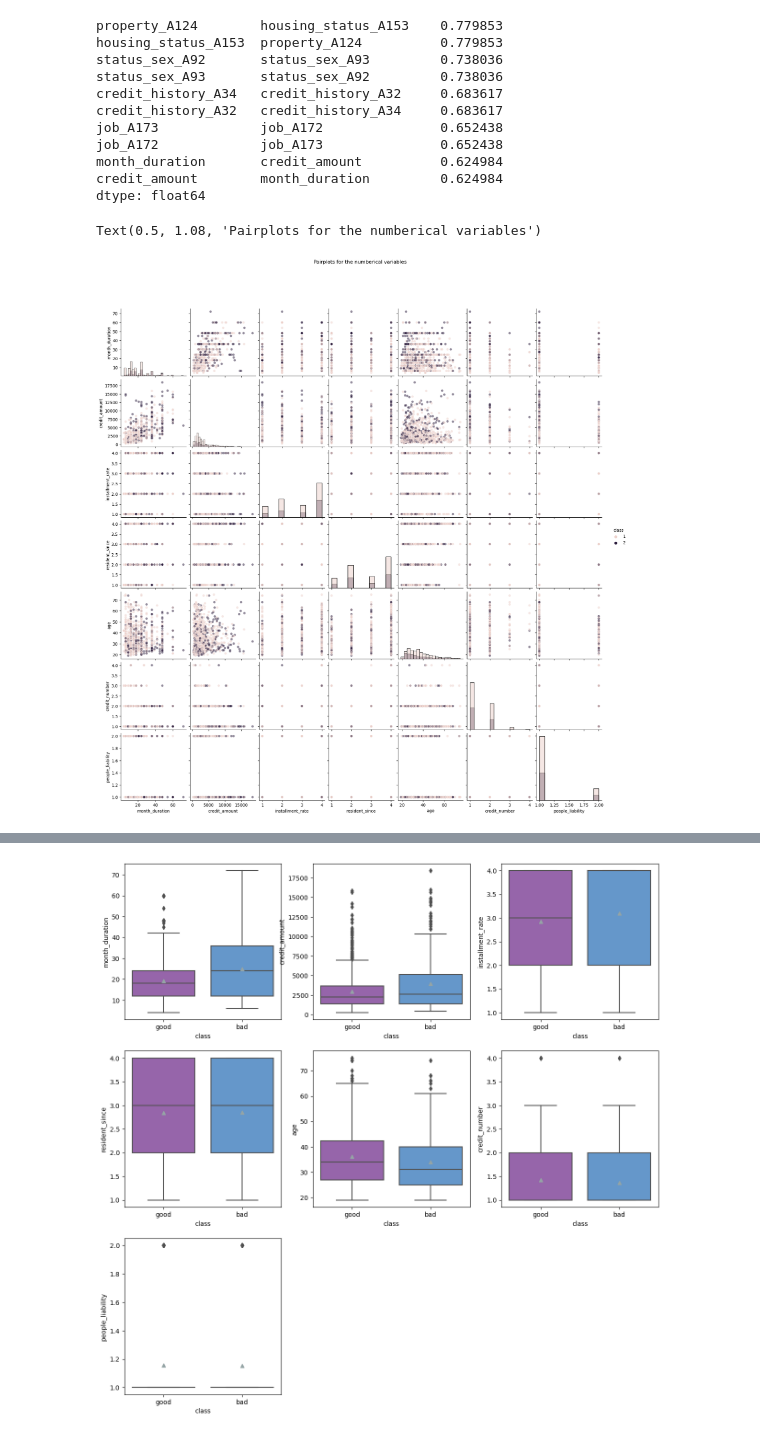
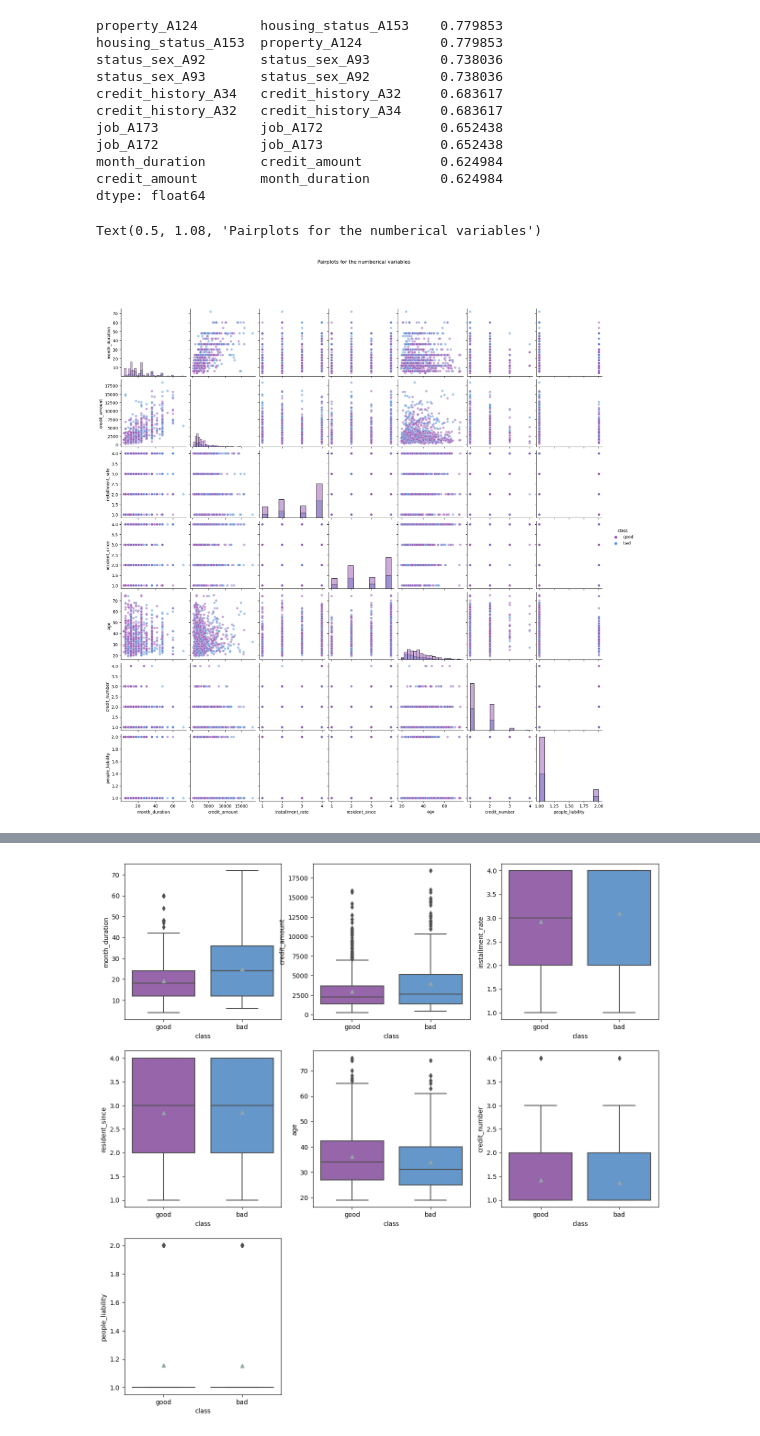
Before and after one commit to YounessSerrakhi/Credit_Risk_classification, a Jupyter notebook: notebooks/main.ipynb, the cells around one changed output, grey strips where cells are left out. Drawn from its saved outputs; the diff is of its cells as text; code cells hidden in the pictures.

```diff
--- a/notebooks/main.ipynb
+++ b/notebooks/main.ipynb
@@ -226,9 +295,9 @@ month_duration       credit_amount          0.624984
 credit_amount        month_duration         0.624984
 dtype: float64
 # %%
-pairplot_df = df.loc[:, numerical_attributes + ["class"]].replace({"result": {1:"good", 2:"bad"}})
+pairplot_df = df.loc[:, numerical_attributes + ["class"]].replace({"class": {1:"good", 2:"bad"}})
 ax = sns.pairplot(pairplot_df, hue="class", plot_kws={"alpha":0.5}, diag_kind="hist")
 ax.fig.suptitle("Pairplots for the numberical variables", y=1.08)
 # %% [output]
 Text(0.5, 1.08, 'Pairplots for the numberical variables')
-[figure, old version]
+[figure, new version]
```
Also changed, not shown: parts of 105 cells of this notebook, 1 other file.
